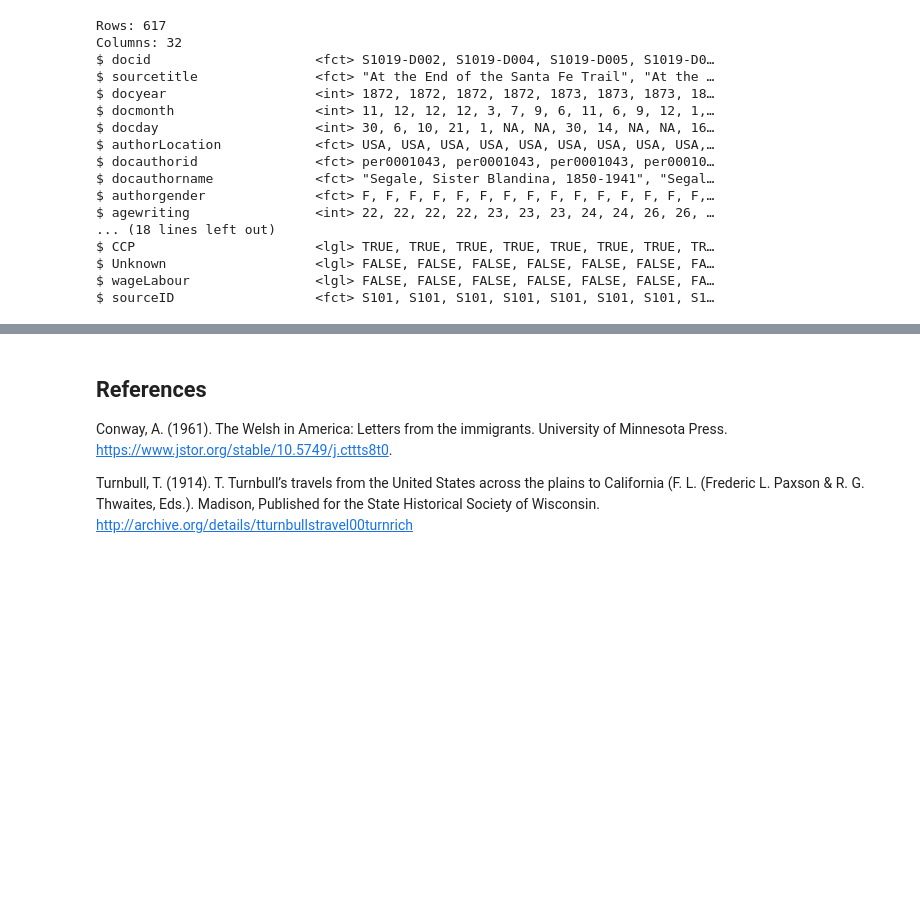
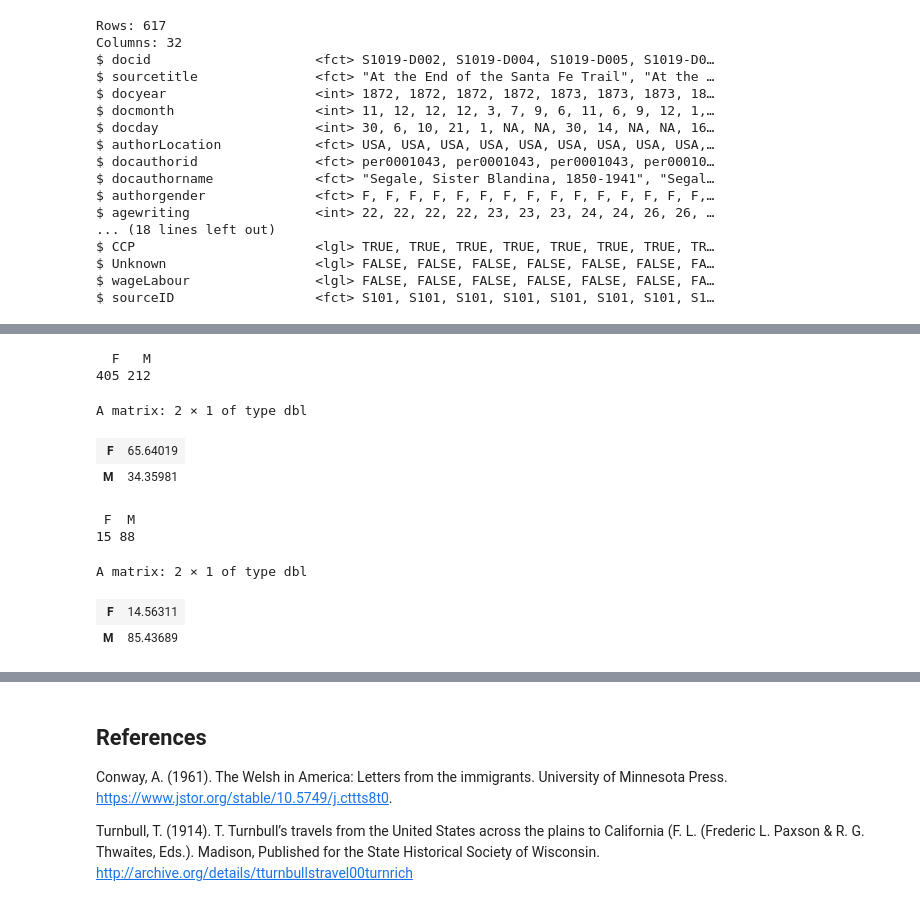
Before and after one commit to menyalas/dissertation, a Jupyter notebook: 20230507_AM_PhD-NaildohClass02.ipynb, the cells around one changed output, grey strips where cells are left out. Saved outputs shown, nothing was run; the diff lists cells and outputs as text; code cells hidden in the pictures; blank space fills up the shorter version.

```diff
--- a/20230507_AM_PhD-NaildohClass02.ipynb
+++ b/20230507_AM_PhD-NaildohClass02.ipynb
@@ -1199,0 +1199,24 @@ summary(letters)
+# %%
+#What is the gender breakdown by doc and by author for letters
+
+lettersG <- letters %>% #Create new variable for the collection of letters
+summarise(authorgender) #summarized by gender
+table(lettersG$authorgender) #plot collection gender breakdown
+prop.table(as.matrix(table(lettersG$authorgender)), 2)*100
+
+letterAuthorsG <- letters %>% #Create new variable for the writer pool
+summarise(authorgender, group_by=docauthorid) %>% #summarized by gender and grouped by author
+unique() #unique values only
+table(letterAuthorsG$authorgender) #plot author breakdown
+prop.table(as.matrix(table(letterAuthorsG$authorgender)), 2)*100
+# %% [output]
+  F   M
+405 212
+A matrix: 2 × 1 of type dbl
+| F | 65.64019 |
+| M | 34.35981 |
+ F  M
+15 88
+A matrix: 2 × 1 of type dbl
+| F | 14.56311 |
+| M | 85.43689 |
```
Also changed, not shown: parts of 6 cells of this notebook.
